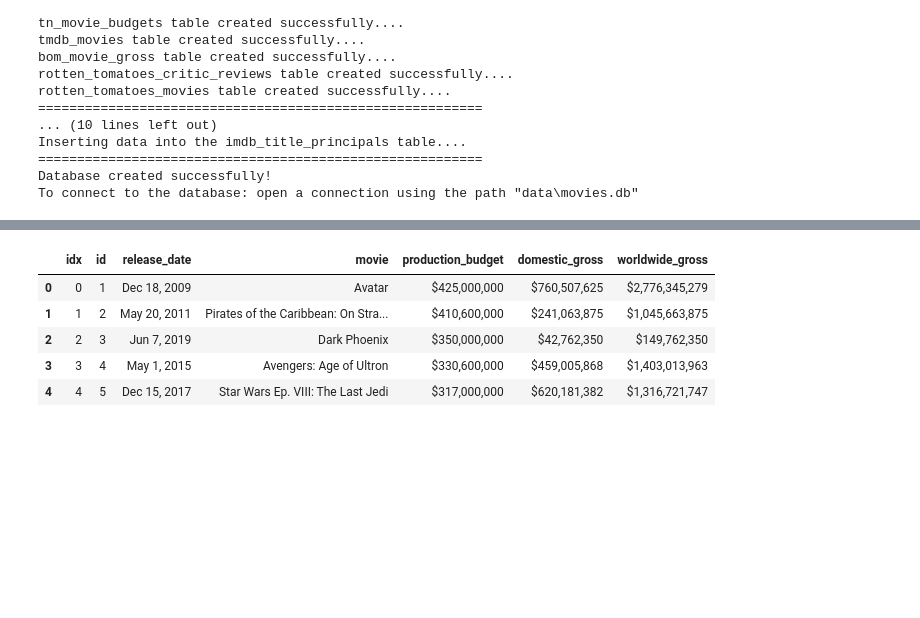
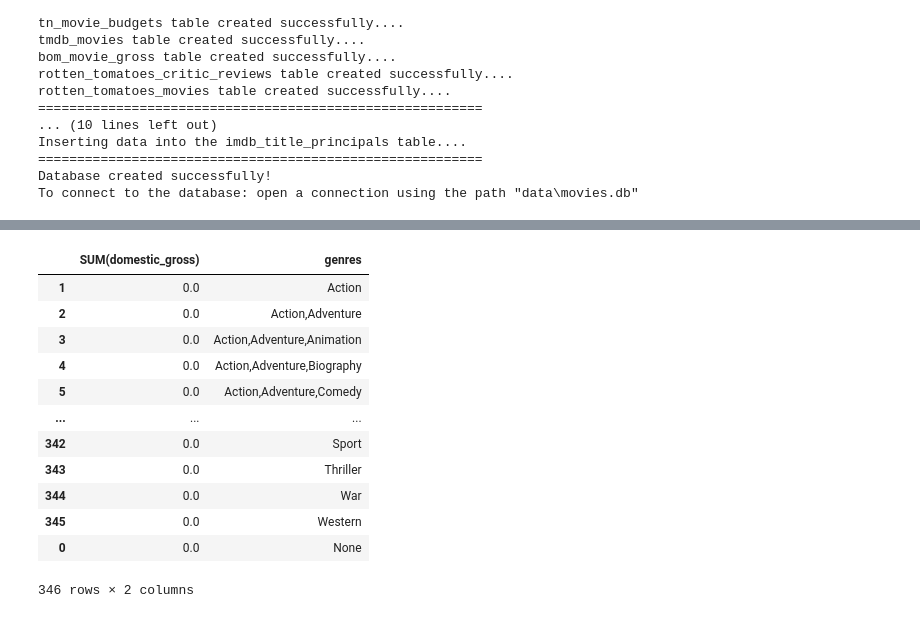
Before and after one commit to krvosen/microsoft_movie_analysis, a Jupyter notebook: create_sql_database.ipynb, the cells around one changed output, grey strips where cells are left out. Saved outputs shown, nothing was run; the diff lists cells and outputs as text; code cells hidden in the pictures; blank space fills up the shorter version.

```diff
--- a/create_sql_database.ipynb
+++ b/create_sql_database.ipynb
@@ -44,11 +39,26 @@ operable program or batch file.
 # %%
 conn = sqlite3.connect('data\movies.db')
-movie_title = pd.read_sql('''SELECT * FROM tn_movie_budgets''', conn)
-movie_title.head()
+movie_title = pd.read_sql ('''SELECT SUM(domestic_gross), genres
+                              FROM imdb_title_basics
+                              JOIN tn_movie_budgets
+                              ON primary_title=movie
+                              GROUP BY genres;
+
+                              ''',conn)
+movie_title
+average_genres = movie_title.sort_values('genres',ascending=True)
+average_genres
 # %% [output]
-|  | idx | id | release_date | movie | production_budget | domestic_gross | worldwide_gross |
-| 0 | 0 | 1 | Dec 18, 2009 | Avatar | $425,000,000 | $760,507,625 | $2,776,345,279 |
-| 1 | 1 | 2 | May 20, 2011 | Pirates of the Caribbean: On Stra... | $410,600,000 | $241,063,875 | $1,045,663,875 |
-| 2 | 2 | 3 | Jun 7, 2019 | Dark Phoenix | $350,000,000 | $42,762,350 | $149,762,350 |
-| 3 | 3 | 4 | May 1, 2015 | Avengers: Age of Ultron | $330,600,000 | $459,005,868 | $1,403,013,963 |
-| 4 | 4 | 5 | Dec 15, 2017 | Star Wars Ep. VIII: The Last Jedi | $317,000,000 | $620,181,382 | $1,316,721,747 |
+|  | SUM(domestic_gross) | genres |
+| 1 | 0.0 | Action |
+| 2 | 0.0 | Action,Adventure |
+| 3 | 0.0 | Action,Adventure,Animation |
+| 4 | 0.0 | Action,Adventure,Biography |
+| 5 | 0.0 | Action,Adventure,Comedy |
+| ... | ... | ... |
+| 342 | 0.0 | Sport |
+| 343 | 0.0 | Thriller |
+| 344 | 0.0 | War |
+| 345 | 0.0 | Western |
+| 0 | 0.0 | None |
+346 rows × 2 columns
```
Also changed, not shown: parts of 4 cells of this notebook.
